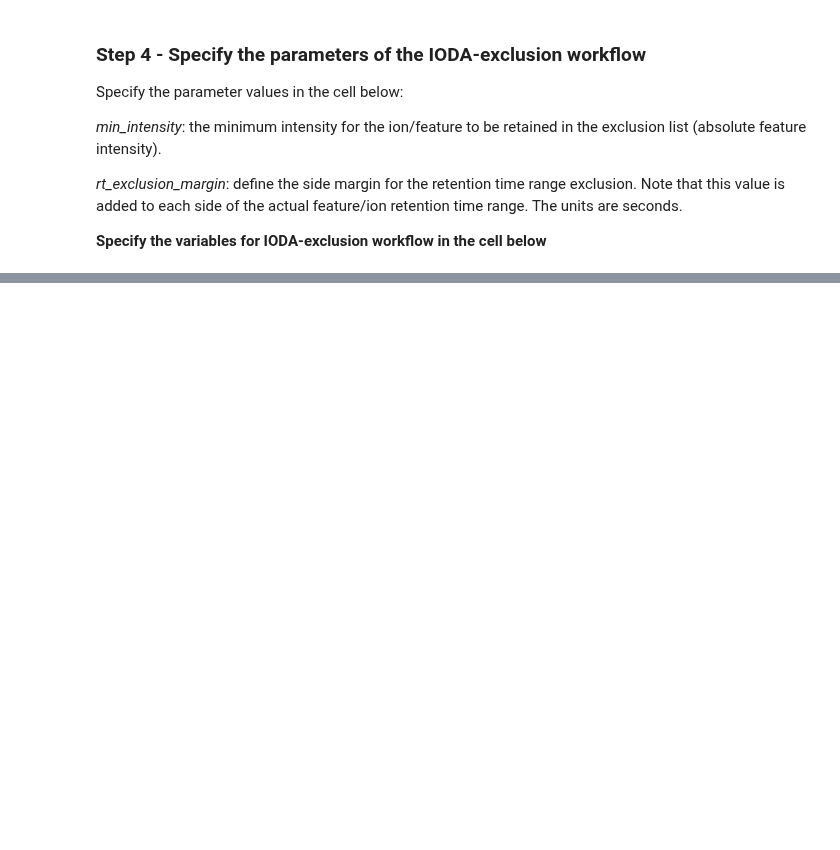
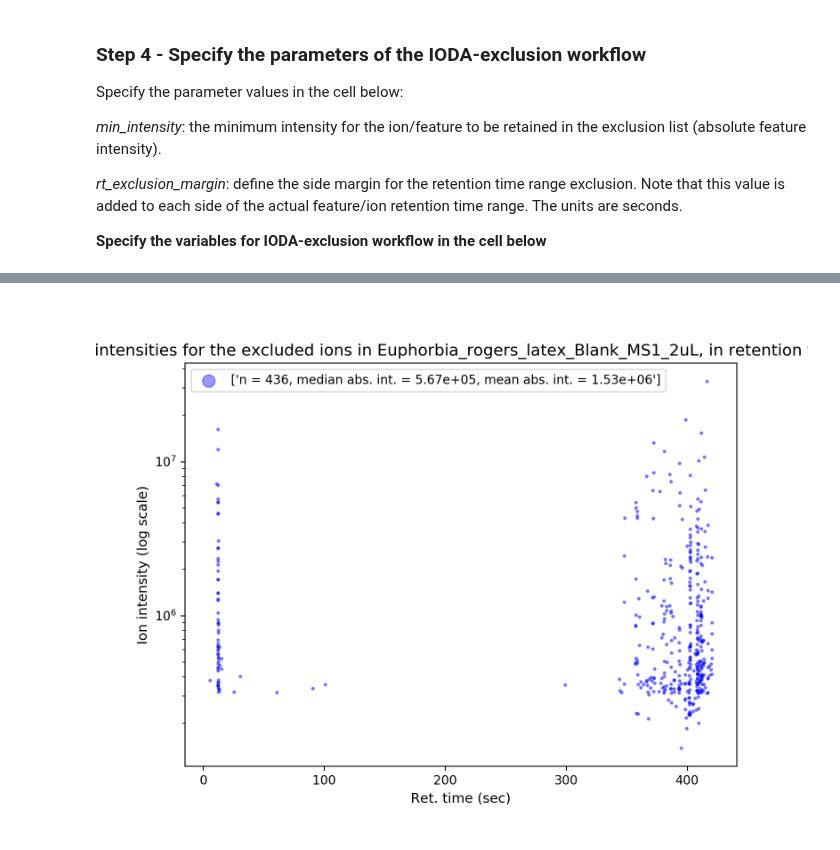
Before and after one commit to lfnothias/IODA_MS, a Jupyter notebook: IODA_exclusion_from_mztab.ipynb, the cells around one changed output, grey strips where cells are left out. Drawn from its saved outputs; the diff is of its cells as text; code cells hidden in the pictures; blank space fills up the shorter version.

```diff
--- a/IODA_exclusion_from_mztab.ipynb
+++ b/IODA_exclusion_from_mztab.ipynb
@@ -89,0 +89,4 @@ TypeError: a bytes-like object is required, not 'str'
+# %%
+Image("results/plot_exclusion_scatter_RT.png")
+# %% [output]
+[figure, added]
```
Also changed, not shown: parts of 9 cells of this notebook, 2 other files.
